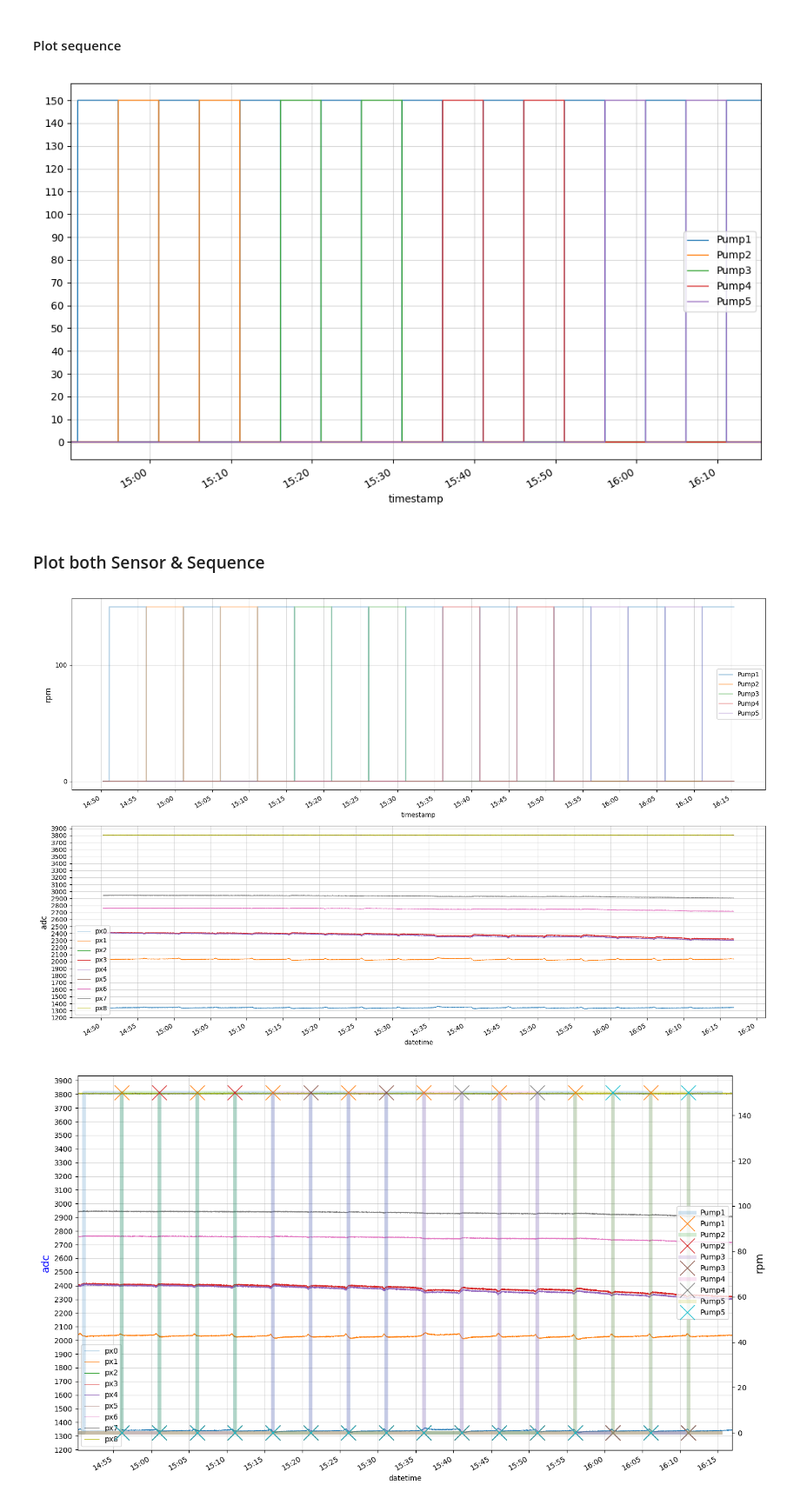
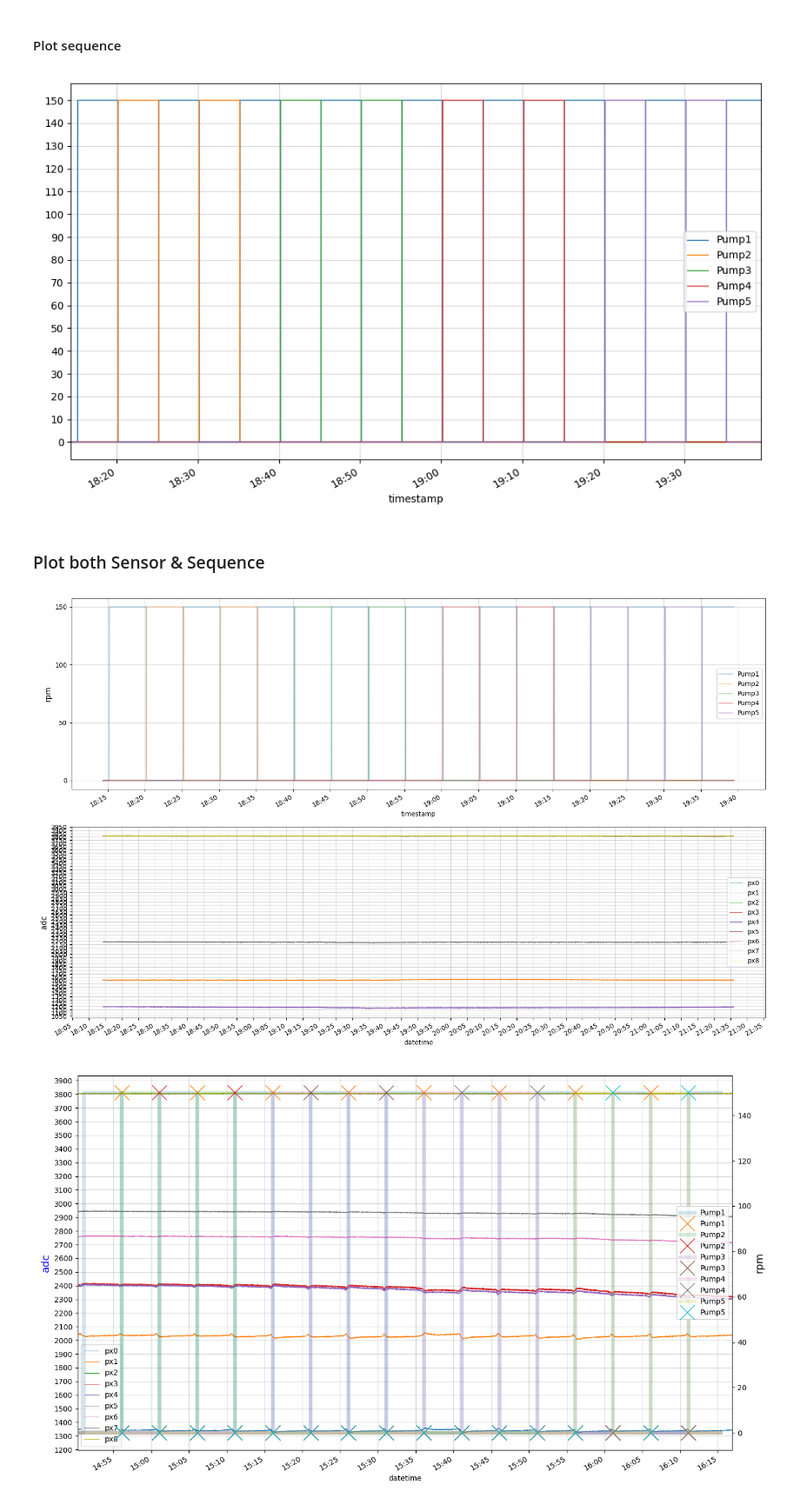
Before and after one commit to Jonathanchan1996/waterpaper, a Jupyter notebook: water3x3_processing.ipynb, the cells around one changed output. Shown at 87% size. Cells and saved outputs as stored; diff of their text form; code cells hidden in the pictures.

```diff
--- a/water3x3_processing.ipynb
+++ b/water3x3_processing.ipynb
@@ -62,3 +61,6 @@ cumTimeOffset = 0#-10
+# %%
+testingTime = '20250411_110920' #200-30-75uL
+cumTimeOffset = 0#-10
 # %% [markdown]
 #### Read CSVs
 # %%
@@ -102,7 +104,7 @@ sequenceCsvFile = '/tf/data/waterSensor/aryData/pump_sequence_'+testingTime+'.cs
 ### Read Sensor Data
 # %%
 #Sensor data
-df=pd.read_csv(csvFile, names=colnames, header=None)
+df=pd.read_csv(csvFile, names=colnames, header=None, on_bad_lines='skip')
 
 df['datetime'] = pd.to_datetime(df['time'], format='%Y-%m-%dT%H:%M:%S%z').dt.tz_localize(None)
 df = df.set_index(['datetime'])
@@ -274,40 +275,40 @@ thisAx.set_xlim(seq_df.index[0],seq_df.index[-2])
 
 fig.tight_layout()
 # %% [output]
-[figure, old version]
+[figure, new version]
 # %% [markdown]
 ### Plot both Sensor & Sequence
 # %%
 plt.close('all')
 fig, ax = plt.subplots(nrows=2,ncols=1, figsize=(16,10))
 
 thisAx=ax[0]
 for i in range(5):
     seq_df.plot(ax=thisAx, y=f'Pump{i+1}', lw=2, alpha=0.3)
 
 thisAx.set_ylabel("rpm",fontsize=12)
 
 thisAx.grid(which='minor', alpha=0.3)
 thisAx.grid(which='major', alpha=0.5)
-thisAx.yaxis.set_major_locator(MultipleLocator(100))
+thisAx.yaxis.set_major_locator(MultipleLocator(50))
 thisAx.xaxis.set_major_locator(MultipleLocator(1/(12*24)))
 thisAx.xaxis.set_major_formatter(DateFormatter('%H:%M'))
 
 thisAx=ax[1]
 
 
 for i in range(9):
     df.plot(ax=thisAx, y=f'px{i}', lw=0.7) #, alpha = (i+1)/9, color='black'
 thisAx.set_ylabel("adc",fontsize=12)
 
 thisAx.grid(which='minor', alpha=0.3)
 thisAx.grid(which='major', alpha=0.5)
-thisAx.yaxis.set_major_locator(MultipleLocator(100))
+thisAx.yaxis.set_major_locator(MultipleLocator(50))
 thisAx.xaxis.set_major_locator(MultipleLocator(1/(12*24)))
 thisAx.xaxis.set_major_formatter(DateFormatter('%H:%M'))
 fig.tight_layout()
 # %% [output]
-[figure, old version]
+[figure, new version]
 # %%
 keyFrameId = [10, 16, 22, 28, 34, 40, 46, 52, 58, 64, 70, 76, 82, 88, 94, 100, ]
 # keyFrameId = [10, 16,  28, 34, 40,  52, 58, 64, 70, 76, 82, 88, 94, 100, ]
```
Also changed, not shown: parts of 12 cells of this notebook, 1 other file.
